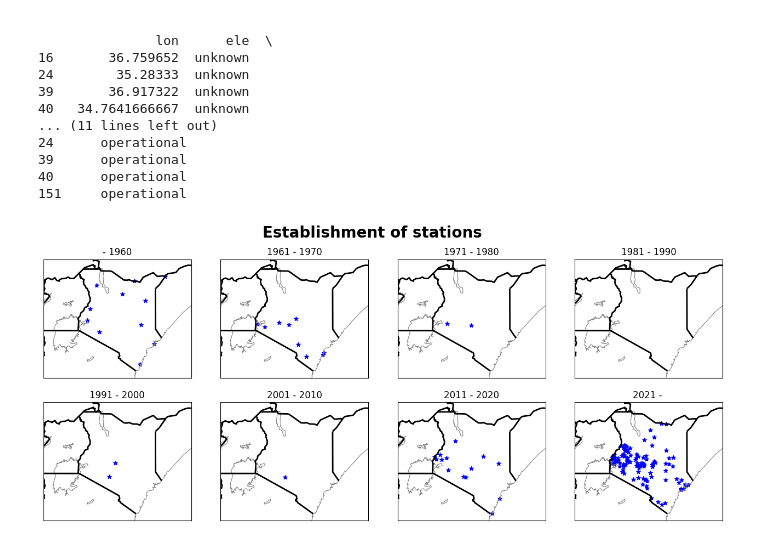
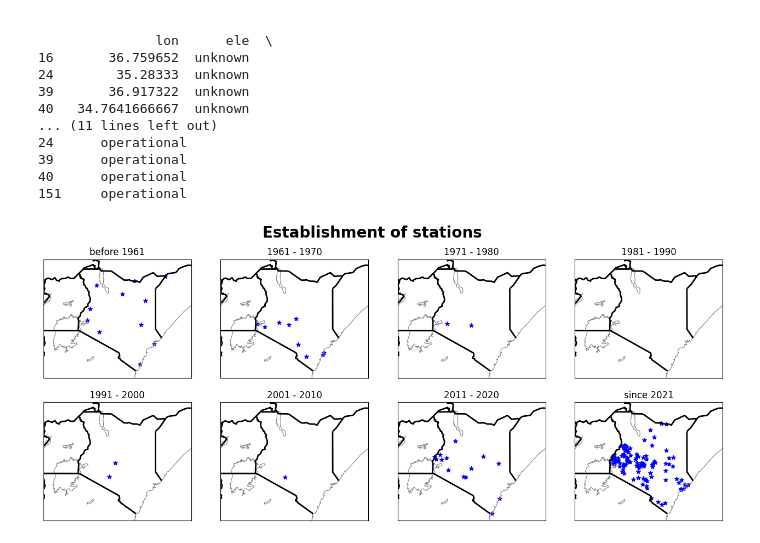
Before and after one commit to joergklausen/oscar-analysis, a Jupyter notebook: sandbox.ipynb, the cells around one changed output. Saved outputs shown, nothing was run; the diff lists cells and outputs as text; code cells hidden in the pictures.

Commit message:
update of establishment plot

```diff
--- a/sandbox.ipynb
+++ b/sandbox.ipynb
@@ -301,38 +301,40 @@ print(df)
 40      operational
 151     operational
 # %%
+#### Plot: establishment of the stations (in which decade?) ####
+
 plt.style.use('default')
 fig, axes = plt.subplots(2,4, figsize=(16,6.2))
 
 axes = axes.ravel()
 
 
 start_d = ["1951-01-01", "1961-01-01", "1971-01-01", "1981-01-01", "1991-01-01", "2001-01-01", "2011-01-01", "2021-01-01", "2031-01-01"]
 
-for i, decade in enumerate(["- 1960", "1961 - 1970", "1971 - 1980", "1981 - 1990", "1991 - 2000", "2001 - 2010", "2011 - 2020", "2021 - "]):
+for i, decade in enumerate(["before 1961", "1961 - 1970", "1971 - 1980", "1981 - 1990", "1991 - 2000", "2001 - 2010", "2011 - 2020", "since 2021"]):
 
     m = Basemap(projection='lcc', resolution='l', lat_0=0.1, lon_0=37.5, width=1.5E6, height=1.2E6,  ax = axes[i])
 
     # map background
     m.drawcoastlines(color='grey', linewidth=0.8)
 
     m.drawcountries(color='black', linewidth=2)
 
     df = pd.DataFrame(data["stations"])
     if i == 0:
         df = df[(df["dateEstablished"] < start_d[i])]
     else:
         df = df[(df["dateEstablished"] >= start_d[i]) & (df["dateEstablished"] < start_d[i+1])]
 
     if not df.empty:
         lat = df["lat"]
         lon = df["lon"]
         m.scatter(lon, lat, latlon=True, c="blue",s=30,marker="*")
 
     axes[i].set_title(decade)
 
 plt.suptitle('Establishment of stations', fontsize=20, fontweight="bold")
 
 plt.savefig(os.getcwd()+"/Plots/Station_establishment_decade.pdf", bbox_inches='tight')
 # %% [output]
-[figure, old version]
+[figure, new version]
```
Also changed, not shown: parts of 1 cell of this notebook, 2 other files.
